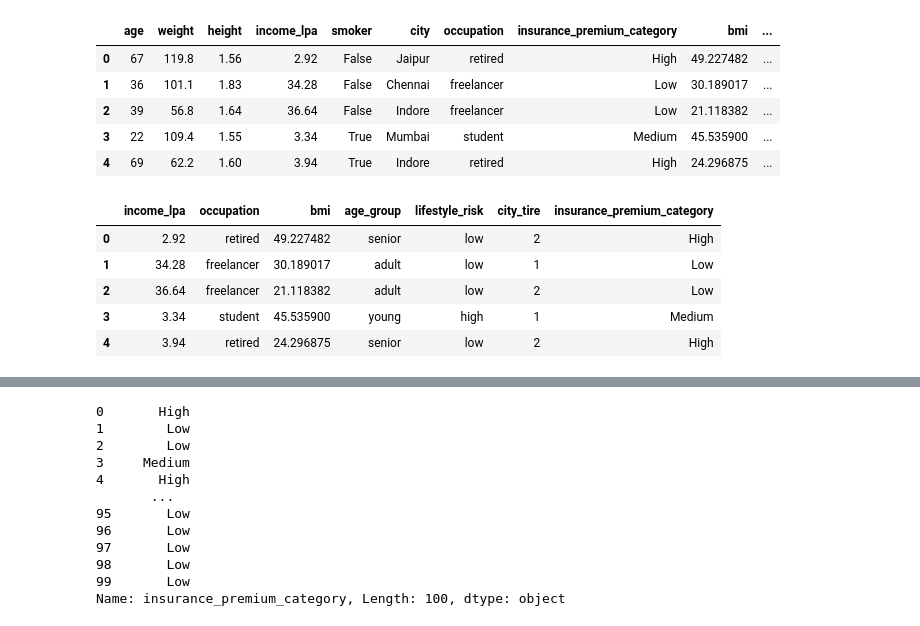
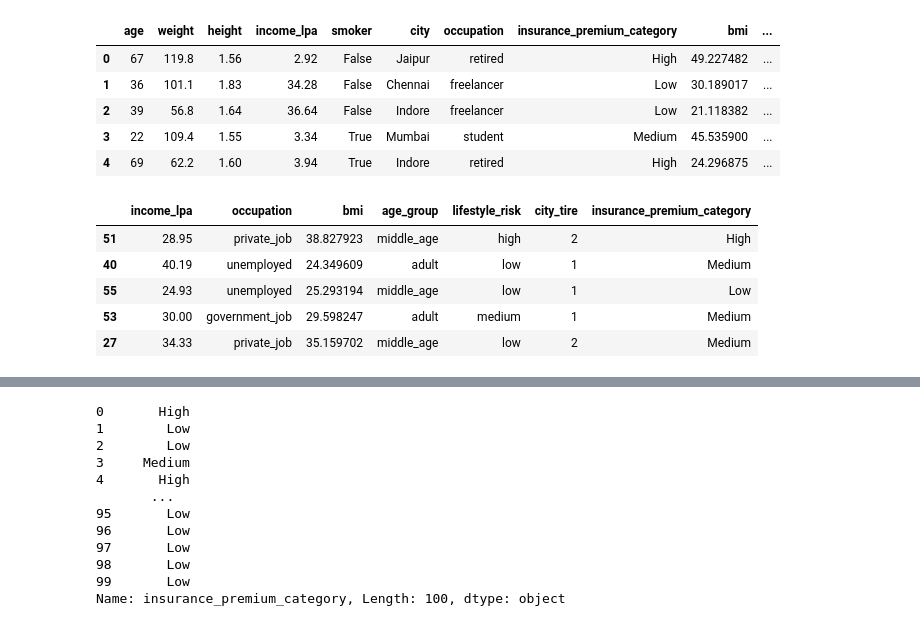
Before and after one commit to Ashish570raj/insurance-premium-prediction-with-fastapi, a Jupyter notebook: prediction.ipynb, the cells around one changed output, grey strips where cells are left out. Drawn from its saved outputs; the diff is of its cells as text; code cells hidden in the pictures.

```diff
--- a/prediction.ipynb
+++ b/prediction.ipynb
@@ -85,13 +85,13 @@ df_new.head()
 | 3 | 22 | 109.4 | 1.55 | 3.34 | True | Mumbai | student | Medium | 45.535900 | ... |
 | 4 | 69 | 62.2 | 1.60 | 3.94 | True | Indore | retired | High | 24.296875 | ... |
 # %%
-df_new.drop(columns=['age','weight','height','smoker','city'])[['income_lpa','occupation','bmi','age_group','lifestyle_risk','city_tire','insurance_premium_category']].head()
+df_new.drop(columns=['age', 'weight', 'height', 'smoker', 'city'])[['income_lpa', 'occupation', 'bmi', 'age_group', 'lifestyle_risk', 'city_tire', 'insurance_premium_category']].sample(5)
 # %% [output]
 |  | income_lpa | occupation | bmi | age_group | lifestyle_risk | city_tire | insurance_premium_category |
-| 0 | 2.92 | retired | 49.227482 | senior | low | 2 | High |
-| 1 | 34.28 | freelancer | 30.189017 | adult | low | 1 | Low |
-| 2 | 36.64 | freelancer | 21.118382 | adult | low | 2 | Low |
-| 3 | 3.34 | student | 45.535900 | young | high | 1 | Medium |
-| 4 | 3.94 | retired | 24.296875 | senior | low | 2 | High |
+| 51 | 28.95 | private_job | 38.827923 | middle_age | high | 2 | High |
+| 40 | 40.19 | unemployed | 24.349609 | adult | low | 1 | Medium |
+| 55 | 24.93 | unemployed | 25.293194 | middle_age | low | 1 | Low |
+| 53 | 30.00 | government_job | 29.598247 | adult | medium | 1 | Medium |
+| 27 | 34.33 | private_job | 35.159702 | middle_age | low | 2 | Medium |
 # %%
 #select feature target
```
Also changed, not shown: parts of 6 cells of this notebook, 3 other files.
